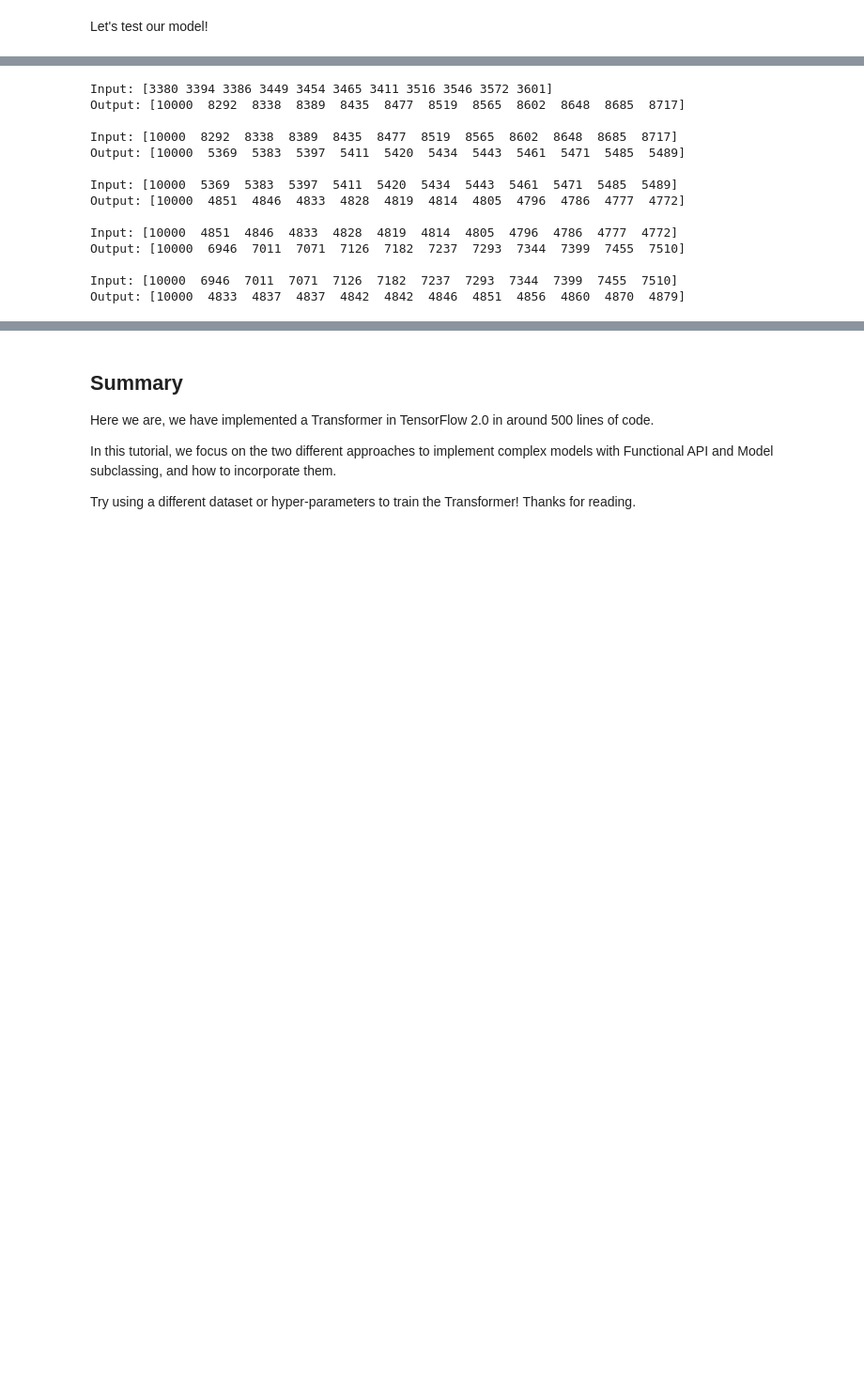
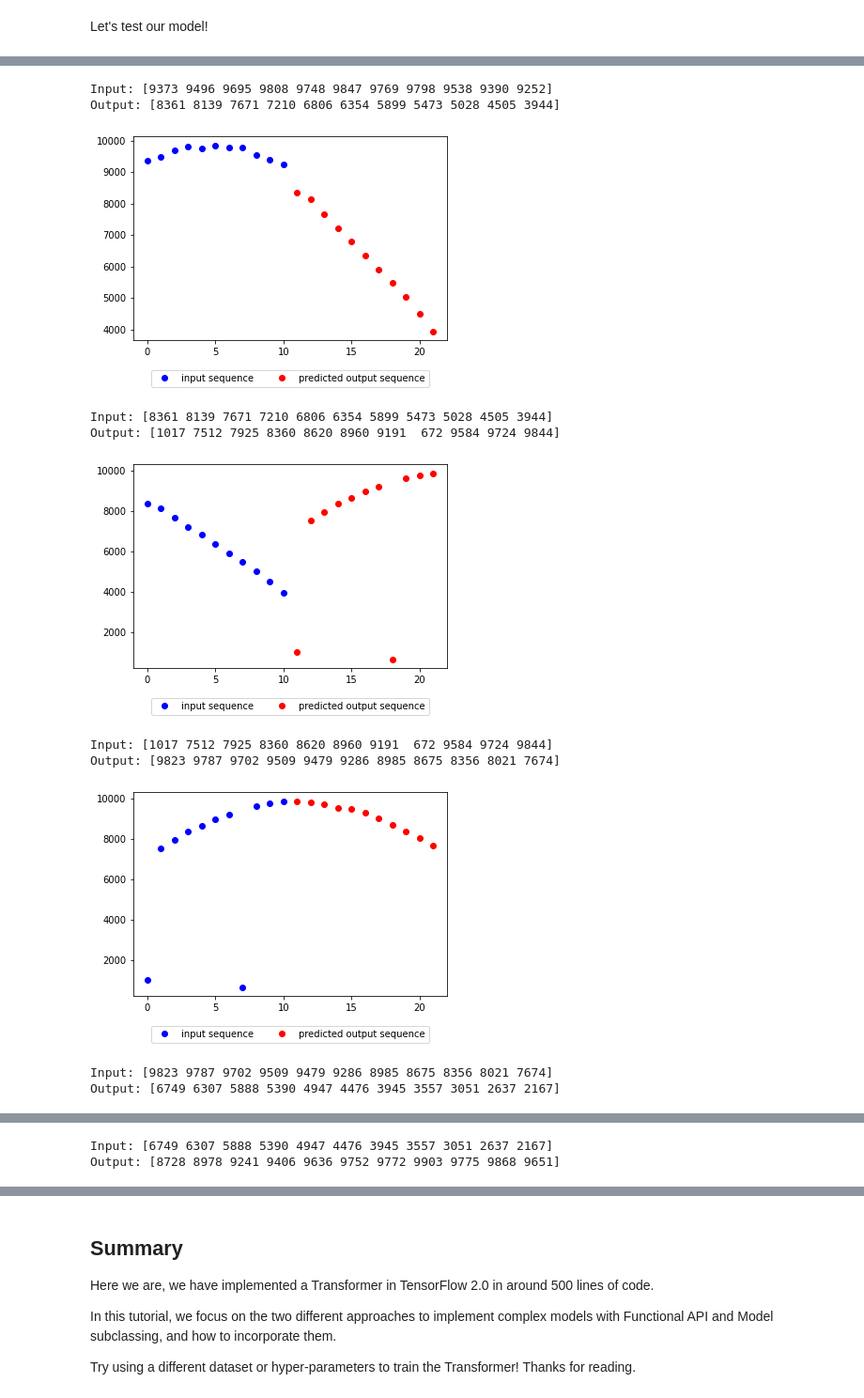
Before and after one commit to calumroy/time_series_transformer_tf2, a Jupyter notebook: transformer_time_series.ipynb, the cells around one changed output, grey strips where cells are left out. Shown at 94% size. Saved outputs shown, nothing was run; the diff lists cells and outputs as text; code cells hidden in the pictures; blank space fills up the shorter version.

```diff
--- a/transformer_time_series.ipynb
+++ b/transformer_time_series.ipynb
@@ -1107,21 +1165,21 @@ plt.show()
 # %%
 # feed the model with its previous output
-test_input = np.array([3380, 3394, 3386, 3449, 3454, 3465, 3411, 3516, 3546, 3572, 3601])
-for _ in range(5):
-  test_input = predict(test_input)
+#test_input = np.array([3380, 3394, 3386, 3449, 3454, 3465, 3411, 3516, 3546, 3572, 3601])
+loop_n = 5
+for _ in range(loop_n):
+  test_output = predict(test_input)
+  plot_in_out(test_input, test_output)
   print('')
+  test_input = test_output
 # %% [output]
-Input: [3380 3394 3386 3449 3454 3465 3411 3516 3546 3572 3601]
-Output: [10000  8292  8338  8389  8435  8477  8519  8565  8602  8648  8685  8717]
-
-Input: [10000  8292  8338  8389  8435  8477  8519  8565  8602  8648  8685  8717]
-Output: [10000  5369  5383  5397  5411  5420  5434  5443  5461  5471  5485  5489]
-
-Input: [10000  5369  5383  5397  5411  5420  5434  5443  5461  5471  5485  5489]
-Output: [10000  4851  4846  4833  4828  4819  4814  4805  4796  4786  4777  4772]
-
-Input: [10000  4851  4846  4833  4828  4819  4814  4805  4796  4786  4777  4772]
-Output: [10000  6946  7011  7071  7126  7182  7237  7293  7344  7399  7455  7510]
-
-Input: [10000  6946  7011  7071  7126  7182  7237  7293  7344  7399  7455  7510]
-Output: [10000  4833  4837  4837  4842  4842  4846  4851  4856  4860  4870  4879]
+Input: [9373 9496 9695 9808 9748 9847 9769 9798 9538 9390 9252]
+Output: [8361 8139 7671 7210 6806 6354 5899 5473 5028 4505 3944]
+[figure, added]
+Input: [8361 8139 7671 7210 6806 6354 5899 5473 5028 4505 3944]
+Output: [1017 7512 7925 8360 8620 8960 9191  672 9584 9724 9844]
+[figure, added]
+Input: [1017 7512 7925 8360 8620 8960 9191  672 9584 9724 9844]
+Output: [9823 9787 9702 9509 9479 9286 8985 8675 8356 8021 7674]
+[figure, added]
+Input: [9823 9787 9702 9509 9479 9286 8985 8675 8356 8021 7674]
+Output: [6749 6307 5888 5390 4947 4476 3945 3557 3051 2637 2167]
@@ -1127,0 +1187,2 @@ Output: [10000  4833  4837  4837  4842  4842  4846  4851  4856  4860  4870  4879
+Input: [6749 6307 5888 5390 4947 4476 3945 3557 3051 2637 2167]
+Output: [8728 8978 9241 9406 9636 9752 9772 9903 9775 9868 9651]
```
Also changed, not shown: parts of 17 cells of this notebook, 1 other file.
